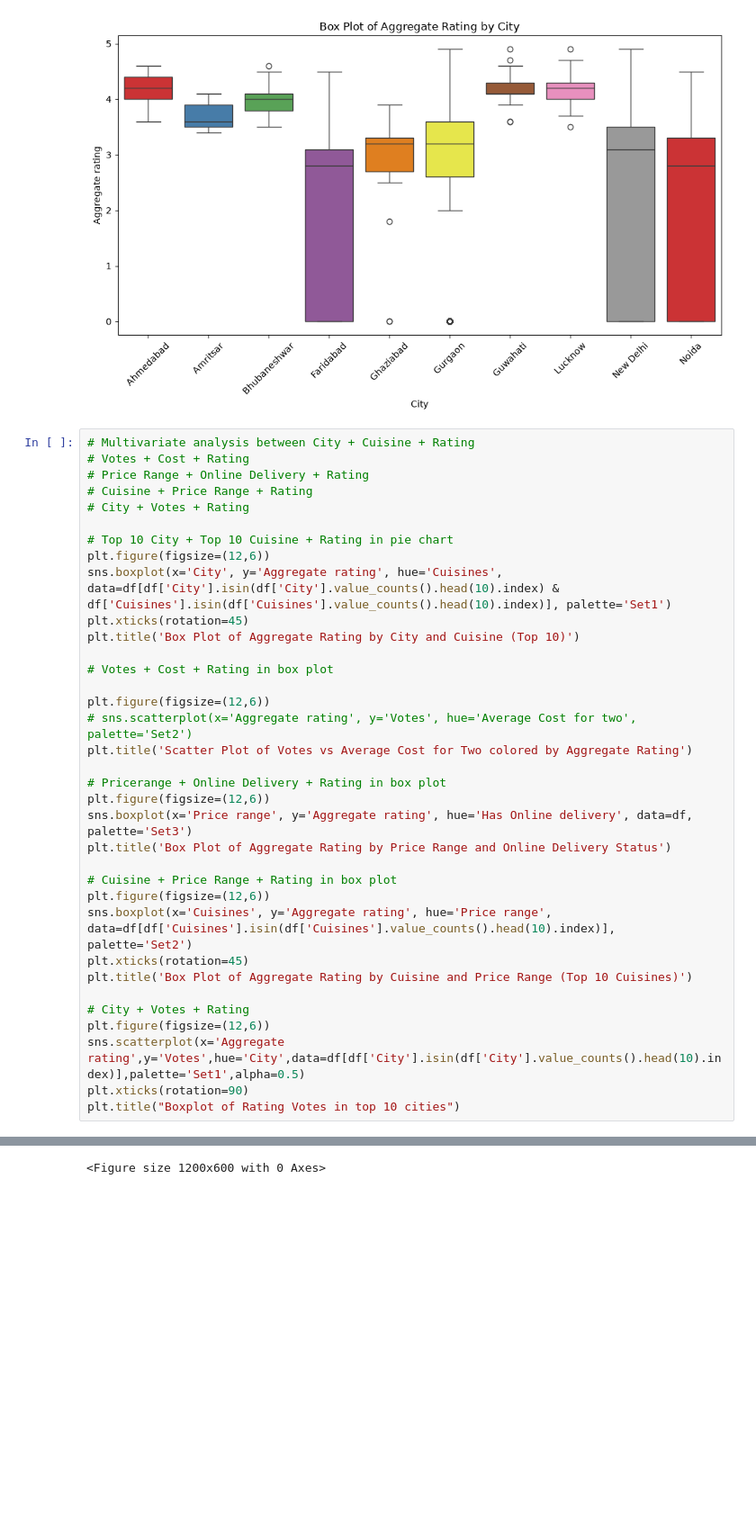
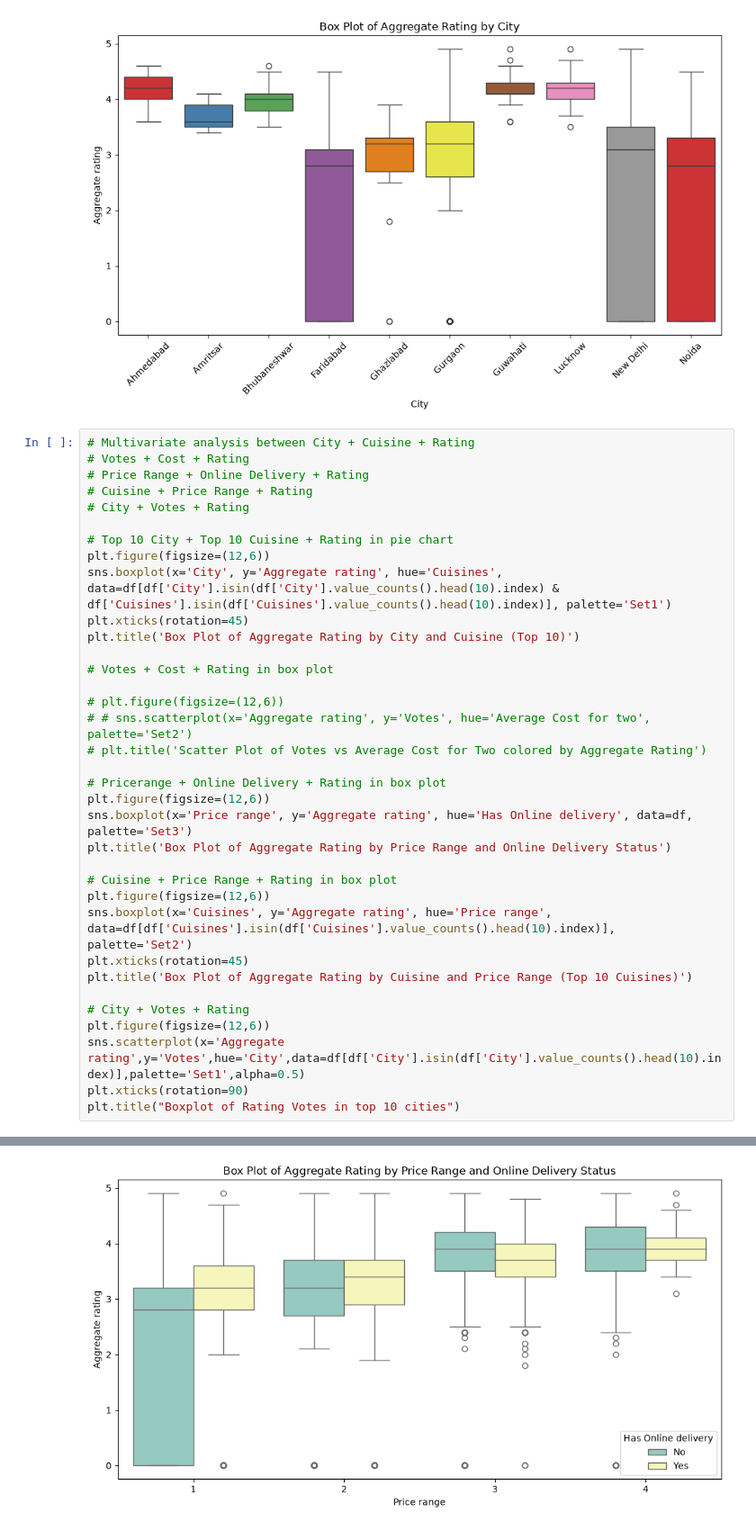
Before and after one commit to Shrijit0105/Restraunt_Pred, a Jupyter notebook: notebook/EDA.ipynb, the cells around one changed output, grey strips where cells are left out. Shown at 90% size. Saved outputs shown, nothing was run; the diff lists cells and outputs as text; blank space fills up the shorter version.

```diff
--- a/notebook/EDA.ipynb
+++ b/notebook/EDA.ipynb
@@ -543,9 +556,9 @@ plt.title('Box Plot of Aggregate Rating by City and Cuisine (Top 10)')
 
 # Votes + Cost + Rating in box plot
 
-plt.figure(figsize=(12,6))
-# sns.scatterplot(x='Aggregate rating', y='Votes', hue='Average Cost for two', palette='Set2')
-plt.title('Scatter Plot of Votes vs Average Cost for Two colored by Aggregate Rating')
+# plt.figure(figsize=(12,6))
+# # sns.scatterplot(x='Aggregate rating', y='Votes', hue='Average Cost for two', palette='Set2')
+# plt.title('Scatter Plot of Votes vs Average Cost for Two colored by Aggregate Rating')
 
 # Pricerange + Online Delivery + Rating in box plot
 plt.figure(figsize=(12,6))
@@ -568,2 +581,2 @@ ValueError: Could not interpret value `Aggregate rating` for `x`. Value is a str
 [figure]
-<Figure size 1200x600 with 0 Axes>
+[figure, added]
```
Also changed, not shown: parts of 5 cells of this notebook, 3 other files.
